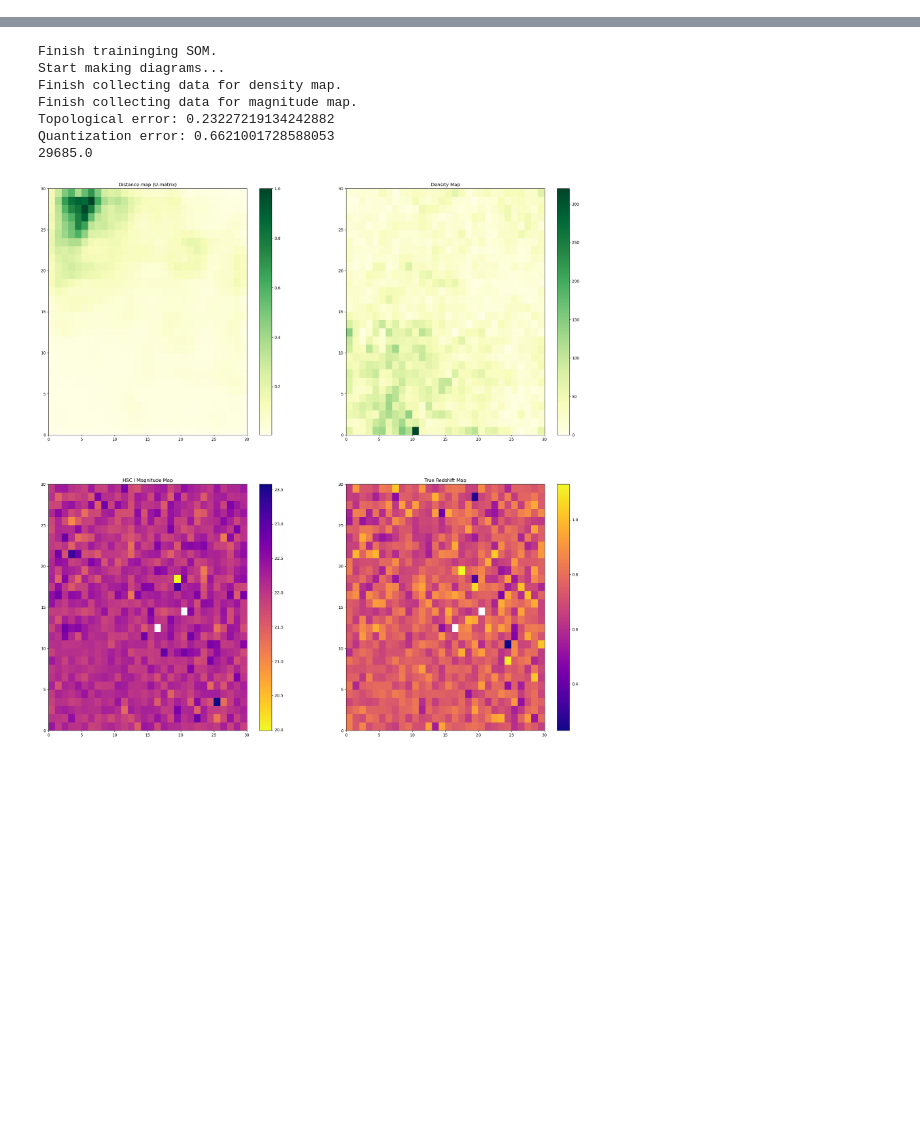
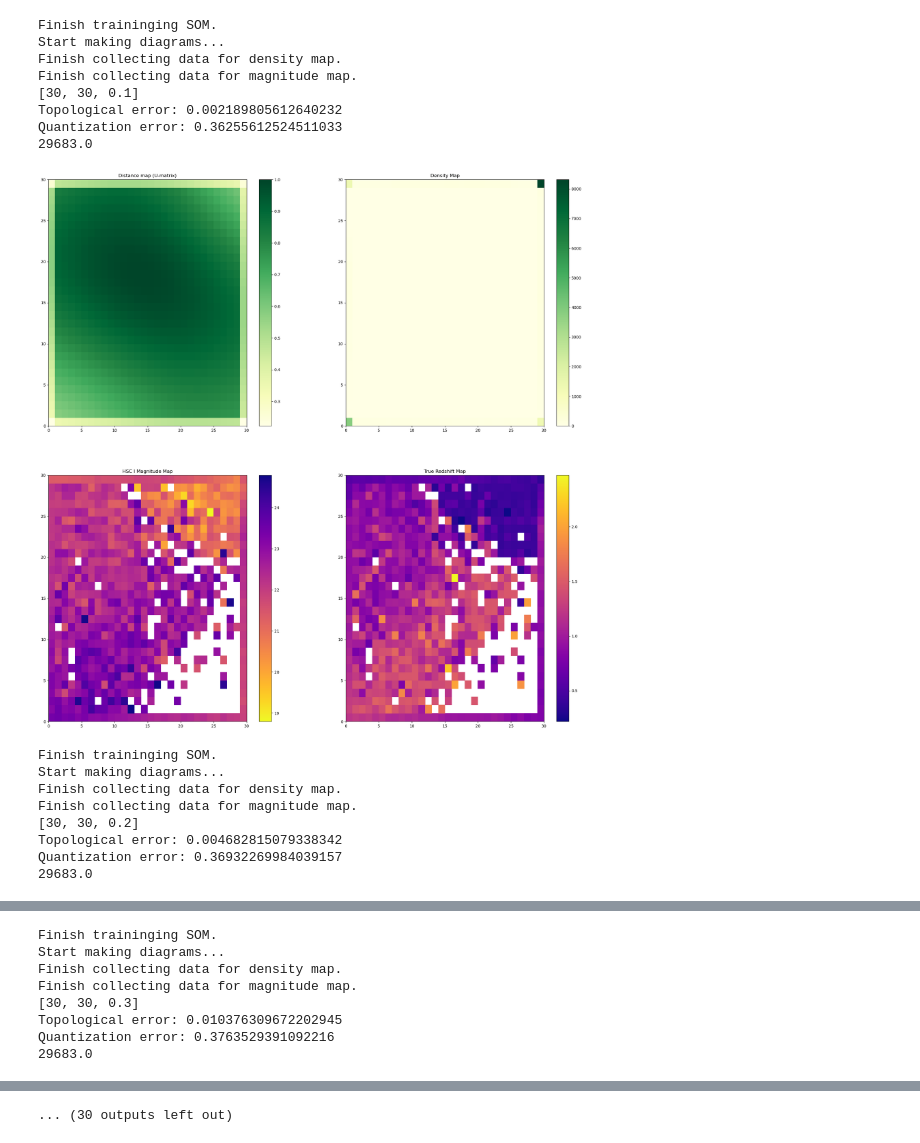
Before and after one commit to zrk-dreamer/SPHEREx_SOM, a Jupyter notebook: 2nd_exploration.ipynb, the cells around one changed output, grey strips where cells are left out. Drawn from its saved outputs; the diff is of its cells as text; code cells hidden in the pictures; blank space fills up the shorter version.

Commit message:
several small upgrades
1. determine x_tick_f from file
2. can plot only one para space
3. can change iteration

```diff
--- a/2nd_exploration.ipynb
+++ b/2nd_exploration.ipynb
@@ -28,6 +47,6 @@ sigma_deep = data_1sig[:,2]
 # %%
-def basic_som(data, err, info_data, dim, preproc, distance, data_type, iteration = 1, sigma = 1, learning_rate = 1, save = False):
-    som = MiniSom(dim, dim, data.shape[1], sigma = sigma, learning_rate = learning_rate, activation_distance = distance)
+def basic_som(data, err, info_data, dim, preproc, distance, data_type, iteration = 1, sigma = 1, rate = 1, save = False):
+    som = MiniSom(dim, dim, data.shape[1], sigma = sigma, learning_rate = rate, activation_distance = distance)
     som.random_weights_init(data)
     som.train(data, err, num_iteration = iteration, use_epochs = True)
 
@@ -54,7 +73,7 @@ def basic_som(data, err, info_data, dim, preproc, distance, data_type, iteration
         z_map[int(list(i)[0]), int(list(i)[1])] = properties[1]
 
     print("Finish collecting data for magnitude map.")
-
+    print([dim, sigma, rate])
     print(f"Topological error: {som.topographic_error(data)}")
     print(f"Quantization error: {som.quantization_error(data)}")
     print(np.sum(density_map))
@@ -82,7 +101,7 @@ def basic_som(data, err, info_data, dim, preproc, distance, data_type, iteration
     plt.colorbar()
     plt.title("True Redshift Map")
     if save:
-        plt.savefig(f"D:/SPHEREx_SOM/record/2nd_exploration/diagram/{dim}_{sigma}_{learning_rate}.jpg", bbox_inches = "tight")
+        plt.savefig(f"D:/SPHEREx_SOM/record/2nd_exploration/diagram/{data_type}_{len(data[0])}_{dim}_{sigma}_{rate}_{iteration}.jpg", bbox_inches = "tight")
 
     plt.show()
 
@@ -95,7 +114,7 @@ def basic_som(data, err, info_data, dim, preproc, distance, data_type, iteration
     map_record = {}
     map_record["dim"] = dim
     map_record["sigma"] = sigma
-    map_record["rate"] = learning_rate
+    map_record["rate"] = rate
     map_record["band_cut"] = len(data[0])
     map_record["mag_cut"] = len(data)
     map_record["preproc"] = preproc
@@ -107,6 +126,7 @@ def basic_som(data, err, info_data, dim, preproc, distance, data_type, iteration
     map_record["z"] = z_map
     map_record["type"] = data_type
     map_record["distance"] = distance
+    map_record["iter"] = iteration
 
     record.append(map_record)
 
@@ -117,11 +137,37 @@ def basic_som(data, err, info_data, dim, preproc, distance, data_type, iteration
         print('KeyboardInterrupt caught, data saved.')
 
     return som
+# %%
+info = df_L3_info[-pd.DataFrame(data_noiseless).isna()[0]]
+data = pd.DataFrame(data_noiseless).dropna()
+info = info[-data[data > 0].isna()[0]]
+data = data[data > 0].dropna().to_numpy()
 # %%
-data = data_noiseless
-err = data_all[:,1::2] * 1000 / np.std(data, ddof = 1, axis=0)
-proc_data = (data - np.mean(data, axis=0)) / np.std(data, ddof = 1, axis=0)
+data = -2.5 * np.log10(data / 10 ** 6) + 8.9
+proc_data = -np.diff(data, axis = -1)
+# proc_data = (proc_data - np.mean(proc_data, axis=0)) / np.std(proc_data, ddof = 1, axis=0)
+err = np.zeros_like(proc_data)
+# %%
+proc_data, err, info = remove_low_SNR(data = proc_data, data_err = err, info_data = info, mode = None, mag_cut = None)
 # %%
-for i in range(1, 21):
-    som = basic_som(data = proc_data, err = err, info_data = df_L3_info, dim = 30, preproc = "default", iteration = 1, sigma = 1.8, learning_rate = i / 10, save = True, distance = "chi2_distance")
+for i in range(1, 31):
+    som = basic_som(data = proc_data, data_type = "noiseless_color", err = err, info_data = info, dim = 30, preproc = None, iteration = 2, sigma = 30, rate = i / 10, save = False, distance = "euclidean")
 print("Finish the iteration")
+# %% [output]
+Finish traininging SOM.
+Start making diagrams...
+Finish collecting data for density map.
+Finish collecting data for magnitude map.
+[30, 30, 0.1]
+Topological error: 0.002189805612640232
+Quantization error: 0.36255612524511033
+29683.0
+[figure, added]
+Finish traininging SOM.
+Start making diagrams...
+Finish collecting data for density map.
+Finish collecting data for magnitude map.
+[30, 30, 0.2]
+Topological error: 0.004682815079338342
+Quantization error: 0.36932269984039157
+29683.0
@@ -127,0 +175,8 @@ print("Finish the iteration")
+Finish traininging SOM.
+Start making diagrams...
+Finish collecting data for density map.
+Finish collecting data for magnitude map.
+[30, 30, 0.3]
+Topological error: 0.010376309672202945
+Quantization error: 0.3763529391092216
+29683.0
@@ -127,0 +211 @@ print("Finish the iteration")
+... (30 outputs left out)
@@ -131,11 +212,2 @@ with open("D:/SPHEREx_SOM/record/2nd_exploration/record.pkl", "rb") as fh:
 # %%
-som = basic_som(data = proc_data, err = err, info_data = df_L3_info, dim = 30, preproc = "default", iteration = 1, sigma = 0.8, learning_rate = 0.6, save = True, distance = "chi2_distance")
+som = basic_som(data = proc_data, data_type = "noiseless_mag_shallow", err = err, info_data = info, dim = 30, preproc = "default", iteration = 10, sigma = 0.8, rate = 0.5, save = True, distance = "euclidean")
-# %% [output]
-Finish traininging SOM.
-Start making diagrams...
-Finish collecting data for density map.
-Finish collecting data for magnitude map.
-Topological error: 0.23227219134242882
-Quantization error: 0.6621001728588053
-29685.0
-[figure, removed]
```
Also changed, not shown: parts of 4 cells of this notebook.
